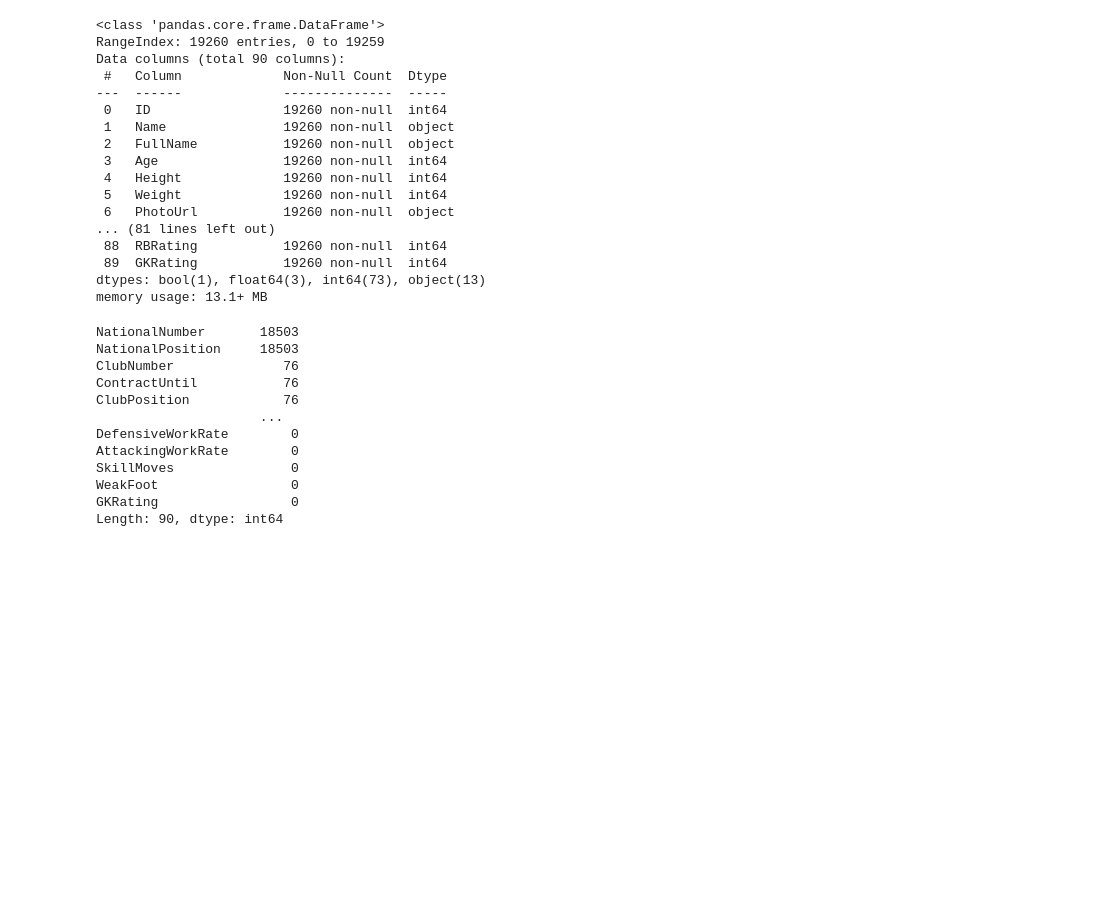
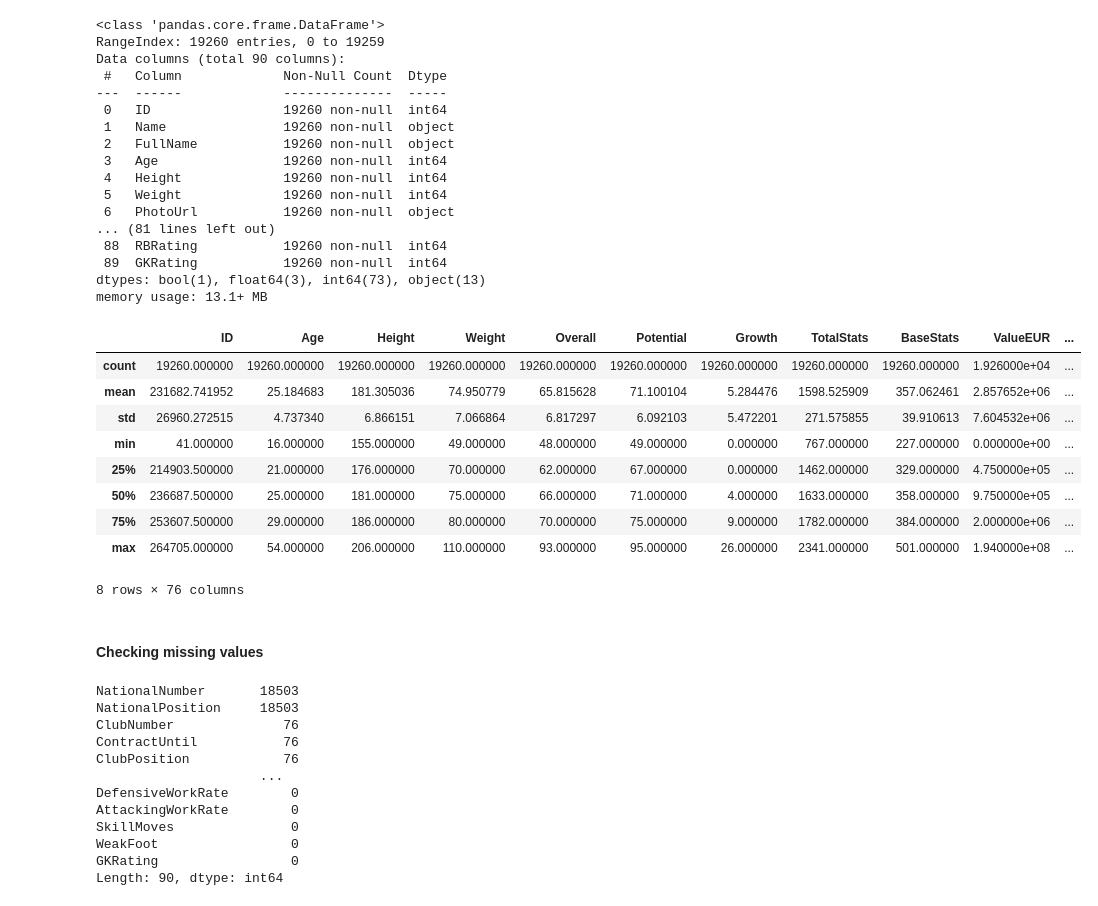
Before and after one commit to MackiGumle/ZSU, a Jupyter notebook: Project1/main.ipynb, the cells around one changed output. Drawn from its saved outputs; the diff is of its cells as text; code cells hidden in the pictures; blank space fills up the shorter version.

```diff
--- a/Project1/main.ipynb
+++ b/Project1/main.ipynb
@@ -51,6 +53,23 @@ Data columns (total 90 columns):
  89  GKRating           19260 non-null  int64
 dtypes: bool(1), float64(3), int64(73), object(13)
 memory usage: 13.1+ MB
+# %%
+
+# 3df.iloc[:, 30:]
+df.describe()
+# %% [output]
+|  | ID | Age | Height | Weight | Overall | Potential | Growth | TotalStats | BaseStats | ValueEUR | ... |
+| count | 19260.000000 | 19260.000000 | 19260.000000 | 19260.000000 | 19260.000000 | 19260.000000 | 19260.000000 | 19260.000000 | 19260.000000 | 1.926000e+04 | ... |
+| mean | 231682.741952 | 25.184683 | 181.305036 | 74.950779 | 65.815628 | 71.100104 | 5.284476 | 1598.525909 | 357.062461 | 2.857652e+06 | ... |
+| std | 26960.272515 | 4.737340 | 6.866151 | 7.066864 | 6.817297 | 6.092103 | 5.472201 | 271.575855 | 39.910613 | 7.604532e+06 | ... |
+| min | 41.000000 | 16.000000 | 155.000000 | 49.000000 | 48.000000 | 49.000000 | 0.000000 | 767.000000 | 227.000000 | 0.000000e+00 | ... |
+| 25% | 214903.500000 | 21.000000 | 176.000000 | 70.000000 | 62.000000 | 67.000000 | 0.000000 | 1462.000000 | 329.000000 | 4.750000e+05 | ... |
+| 50% | 236687.500000 | 25.000000 | 181.000000 | 75.000000 | 66.000000 | 71.000000 | 4.000000 | 1633.000000 | 358.000000 | 9.750000e+05 | ... |
+| 75% | 253607.500000 | 29.000000 | 186.000000 | 80.000000 | 70.000000 | 75.000000 | 9.000000 | 1782.000000 | 384.000000 | 2.000000e+06 | ... |
+| max | 264705.000000 | 54.000000 | 206.000000 | 110.000000 | 93.000000 | 95.000000 | 26.000000 | 2341.000000 | 501.000000 | 1.940000e+08 | ... |
+8 rows × 76 columns
+# %% [markdown]
+#### Checking missing values
 # %%
 df.isna().sum().sort_values(ascending=False)
 # %% [output]
```
Also changed, not shown: parts of 10 cells of this notebook.
